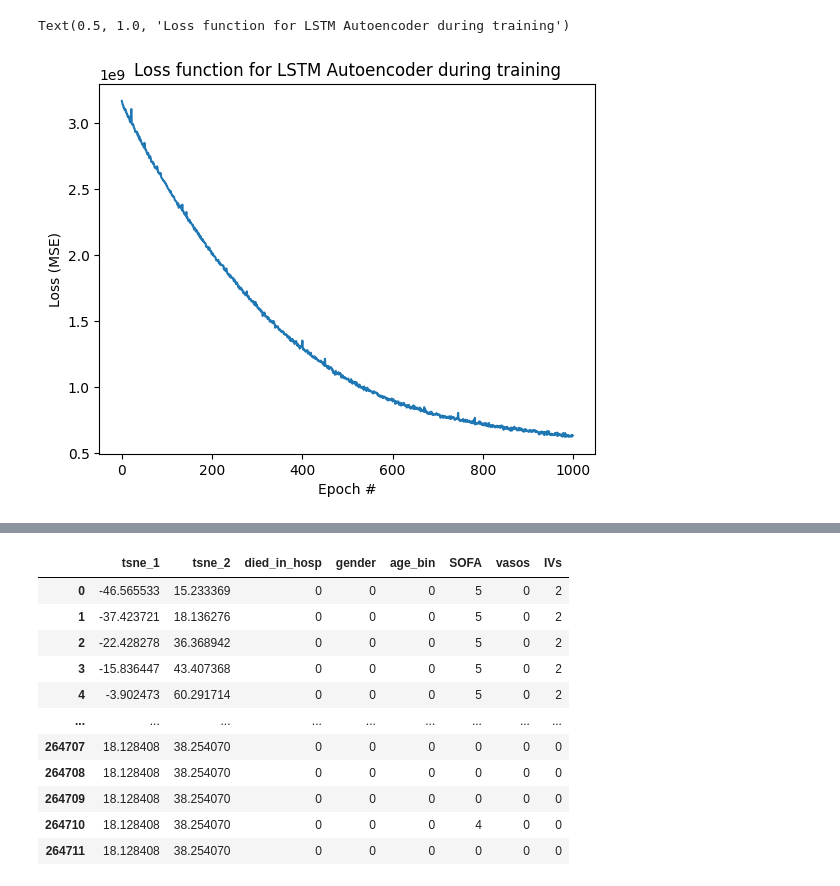
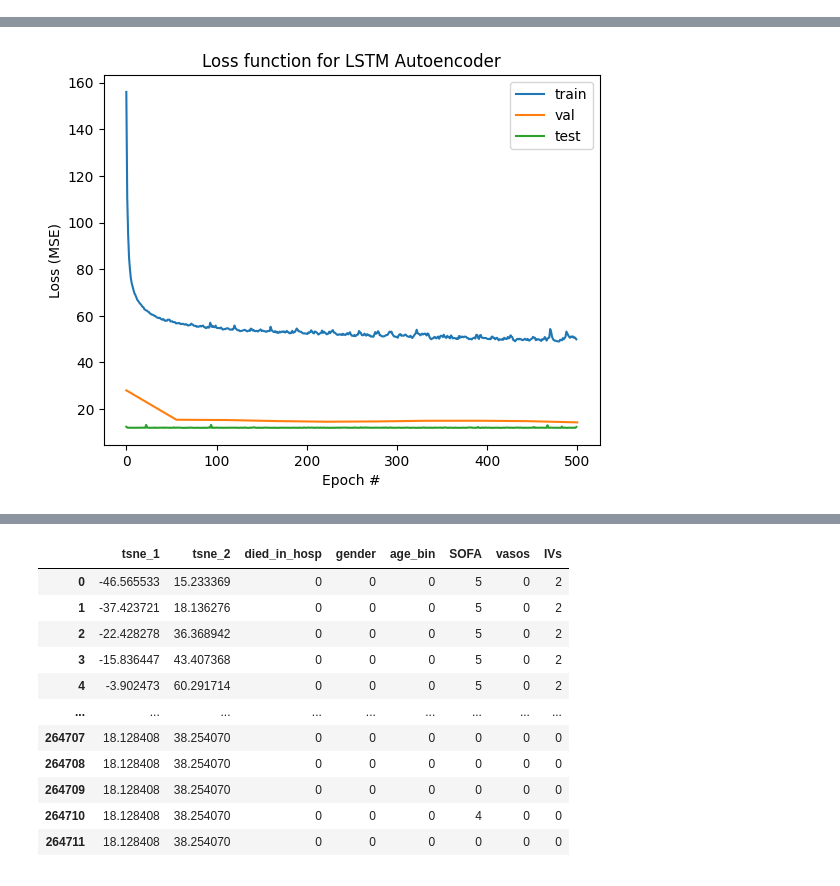
Before and after one commit to weissguy/rl-sepsis, a Jupyter notebook: mimic_states.ipynb, the cells around one changed output, grey strips where cells are left out. Cells and saved outputs as stored; diff of their text form; code cells hidden in the pictures.

Commit message:
cleaned dddqn, validation on lstm_ae

```diff
--- a/mimic_states.ipynb
+++ b/mimic_states.ipynb
@@ -142,8 +166,28 @@ Epoch 1000/1000, Loss: 4000920.615369497
-# %%
-plt.plot(losses)
-plt.xlabel('Epoch #')
-plt.ylabel('Loss (MSE)')
-plt.title('Loss function for LSTM Autoencoder during training')
-# %% [output]
-Text(0.5, 1.0, 'Loss function for LSTM Autoencoder during training')
-[figure, removed]
+# %%
+# test
+
+test_losses = []
+model.eval()
+for epoch in tqdm(range(N_EPOCHS)):
+    total_loss = 0
+    for batch, lengths in test_dataloader:
+        batch = batch.to(device) # (batch_size, sequence_length, num_features)
+        output = model(batch, lengths) # (batch_size, sequence_length, num_features)
+        loss = masked_mse_loss(output, batch)
+        total_loss += loss.item()
+
+    test_losses.append(total_loss)
+    #print(f'Epoch {epoch+1}/{N_EPOCHS}, Loss: {total_loss/len(dataloader)}')
+# %%
+plt.plot(train_losses, label='train')
+plt.plot(np.linspace(0, 500, 10), val_losses, label='val')
+plt.plot(test_losses, label='test')
+plt.xlabel('Epoch #')
+plt.ylabel('Loss (MSE)')
+plt.title('Loss function for LSTM Autoencoder')
+plt.legend()
+
+print(f'mean train loss: {np.mean(train_losses)}')
+print(f'mean val loss: {np.mean(val_losses)}')
+print(f'mean test loss: {np.mean(test_losses)}')
+# %% [output]
@@ -150,3 +197,4 @@ Text(0.5, 1.0, 'Loss function for LSTM Autoencoder during training')
+[figure, added]
 # %%
 # careful, only run this if you want to overwrite the last model
 
```
Also changed, not shown: parts of 11 cells of this notebook, 7 other files.
